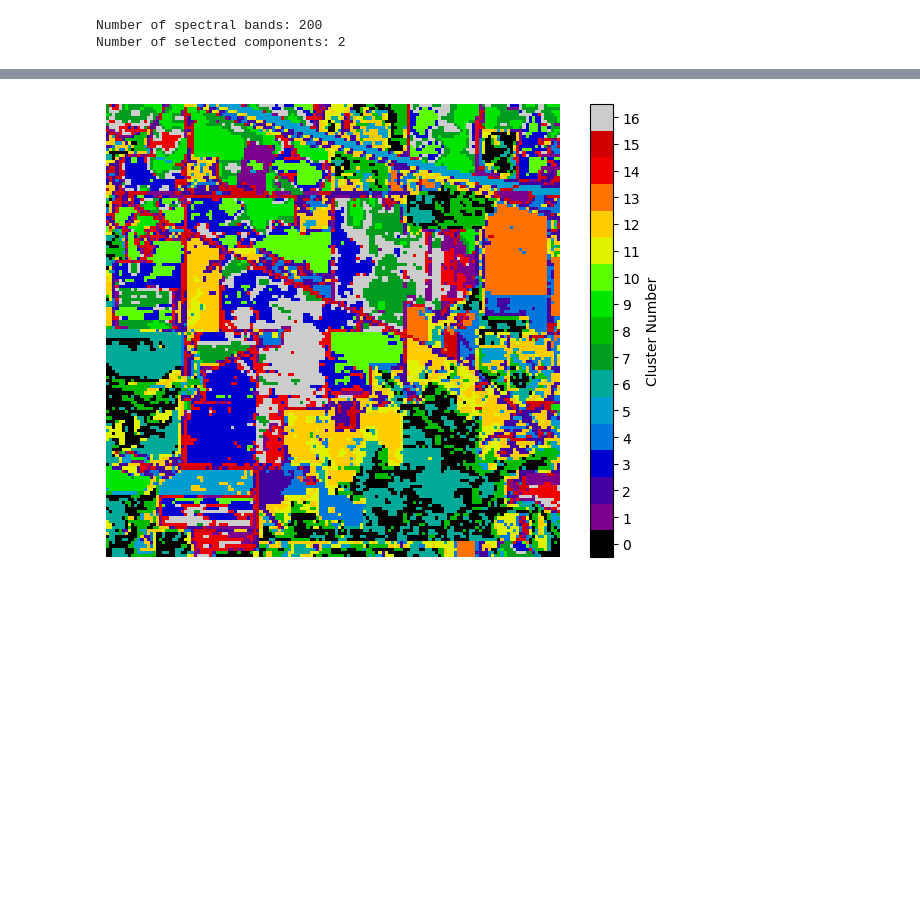
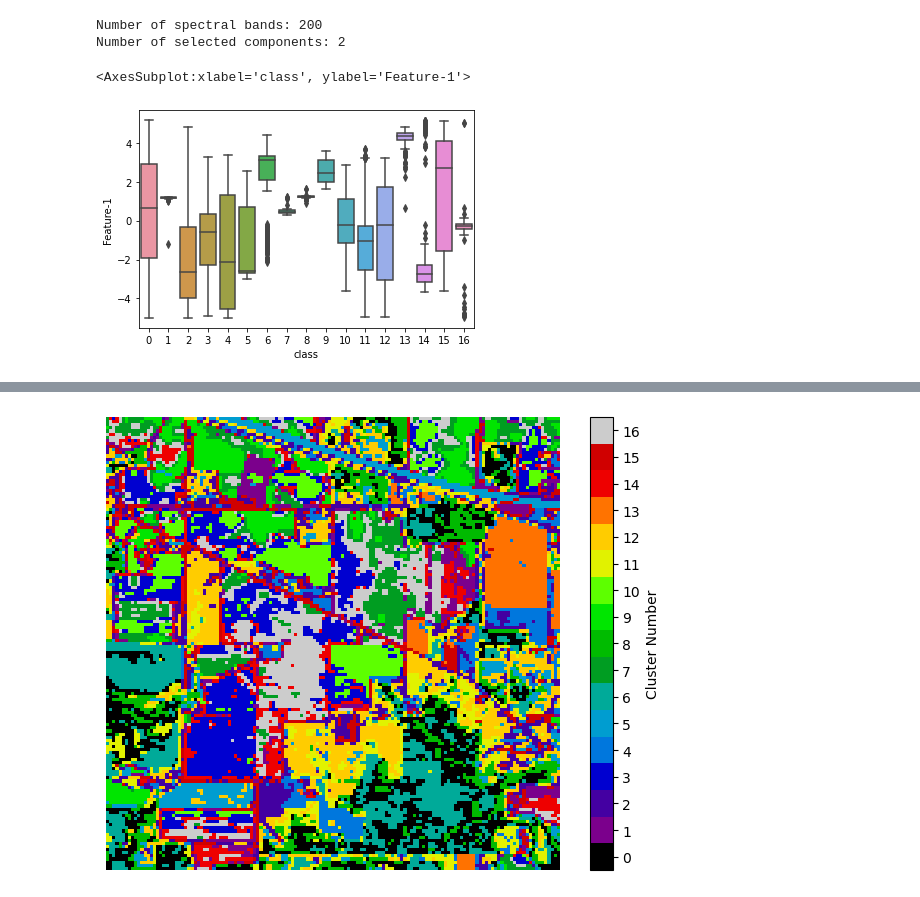
Before and after one commit to DARE-ML/manifoldlearning-remotesensing, a Jupyter notebook: Manifold Learning.ipynb, the cells around one changed output, grey strips where cells are left out. Saved outputs shown, nothing was run; the diff lists cells and outputs as text; code cells hidden in the pictures; blank space fills up the shorter version.

```diff
--- a/Manifold Learning.ipynb
+++ b/Manifold Learning.ipynb
@@ -198,3 +238,14 @@ print(f'Number of selected components: {selected_components_tsne.shape[1]}')
 # %% [output]
 Number of spectral bands: 200
 Number of selected components: 2
+# %%
+df = pd.concat([pd.DataFrame(data = selected_components_tsne), pd.DataFrame(data = gt.ravel())], axis = 1)
+df.columns = [f'Feature-{i}' for i in range(1,3)]+['class']
+
+#Creating a box plot for feature 1 and feature 2
+sns.boxplot(x = df['class'],
+            y = df['Feature-1'],
+)
+# %% [output]
+<AxesSubplot:xlabel='class', ylabel='Feature-1'>
+[figure, added]
```
Also changed, not shown: parts of 13 cells of this notebook, 1 other file.
